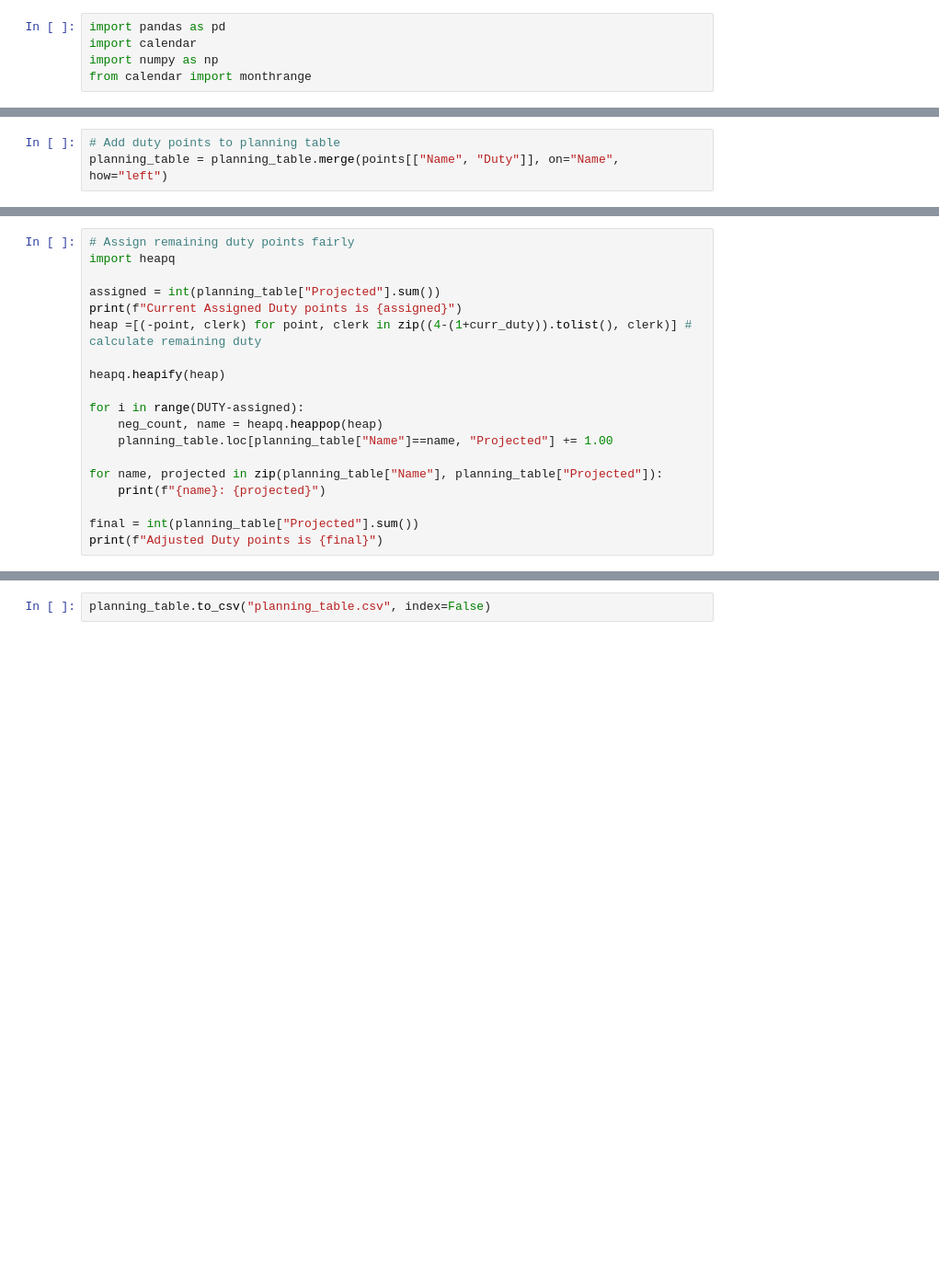
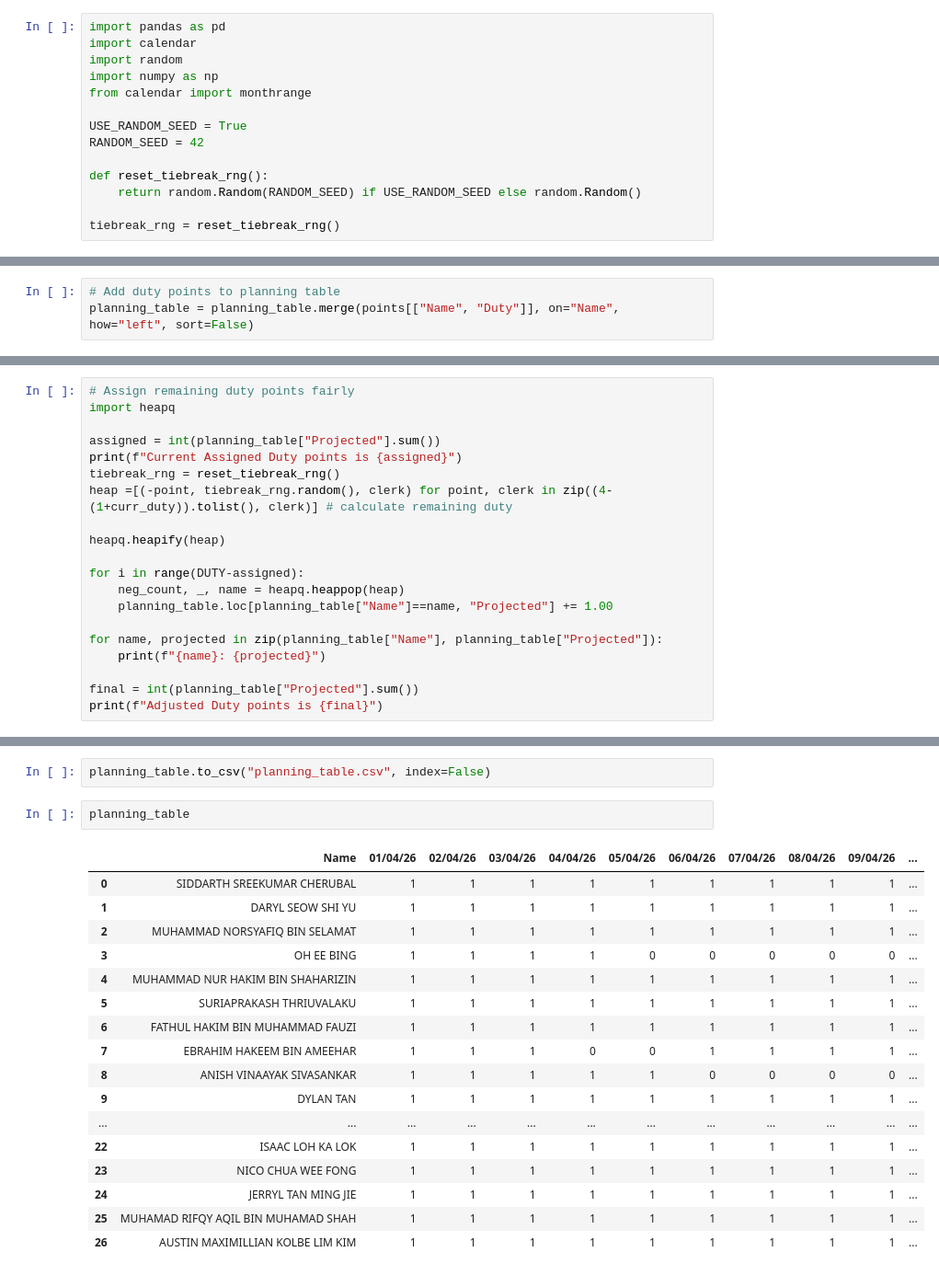
Before and after one commit to Harry-cheong/Duty, a Jupyter notebook: algorithm.ipynb, the cells around one changed output, grey strips where cells are left out. Shown at 92% size. Cells and saved outputs as stored; diff of their text form; blank space fills up the shorter version.

Commit message:
Make clerk tie-breaking deterministic

```diff
--- a/algorithm.ipynb
+++ b/algorithm.ipynb
@@ -1,8 +1,17 @@
 # %%
 import pandas as pd
 import calendar
+import random
 import numpy as np
 from calendar import monthrange
+
+USE_RANDOM_SEED = True
+RANDOM_SEED = 42
+
+def reset_tiebreak_rng():
+    return random.Random(RANDOM_SEED) if USE_RANDOM_SEED else random.Random()
+
+tiebreak_rng = reset_tiebreak_rng()
 # %% [markdown]
 Important Notes:
 - Matching of clerk details among different csv is done by searching up the clerk name without the rank (rank can change anytime)
@@ -101,7 +110,7 @@ points.head()
 | 4 | CHEONG KAI JIE | 1.0 |
 # %%
 # Add duty points to planning table
-planning_table = planning_table.merge(points[["Name", "Duty"]], on="Name", how="left")
+planning_table = planning_table.merge(points[["Name", "Duty"]], on="Name", how="left", sort=False)
 # %%
 # Simple Projection
 curr_duty = planning_table["Duty"].to_numpy()
@@ -151,12 +160,13 @@ import heapq
 
 assigned = int(planning_table["Projected"].sum())
 print(f"Current Assigned Duty points is {assigned}")
-heap =[(-point, clerk) for point, clerk in zip((4-(1+curr_duty)).tolist(), clerk)] # calculate remaining duty
+tiebreak_rng = reset_tiebreak_rng()
+heap =[(-point, tiebreak_rng.random(), clerk) for point, clerk in zip((4-(1+curr_duty)).tolist(), clerk)] # calculate remaining duty
 
 heapq.heapify(heap)
 
 for i in range(DUTY-assigned):
-    neg_count, name = heapq.heappop(heap)
+    neg_count, _, name = heapq.heappop(heap)
     planning_table.loc[planning_table["Name"]==name, "Projected"] += 1.00
 
 for name, projected in zip(planning_table["Name"], planning_table["Projected"]):
@@ -219,3 +229,23 @@ print(planning_sequence)
 ['01/04/26', '02/04/26', '03/04/26', '04/04/26', '05/04/26', '06/04/26', '07/04/26', '08/04/26', '09/04/26', '10/04/26', '11/04/26', '12/04/26', '13/04/26', '14/04/26', '15/04/26', '16/04/26', '17/04/ ...
 # %%
 planning_table.to_csv("planning_table.csv", index=False)
+# %%
+planning_table
+# %% [output]
+|  | Name | 01/04/26 | 02/04/26 | 03/04/26 | 04/04/26 | 05/04/26 | 06/04/26 | 07/04/26 | 08/04/26 | 09/04/26 | ... |
+| 0 | SIDDARTH SREEKUMAR CHERUBAL | 1 | 1 | 1 | 1 | 1 | 1 | 1 | 1 | 1 | ... |
+| 1 | DARYL SEOW SHI YU | 1 | 1 | 1 | 1 | 1 | 1 | 1 | 1 | 1 | ... |
+| 2 | MUHAMMAD NORSYAFIQ BIN SELAMAT | 1 | 1 | 1 | 1 | 1 | 1 | 1 | 1 | 1 | ... |
+| 3 | OH EE BING | 1 | 1 | 1 | 1 | 0 | 0 | 0 | 0 | 0 | ... |
+| 4 | MUHAMMAD NUR HAKIM BIN SHAHARIZIN | 1 | 1 | 1 | 1 | 1 | 1 | 1 | 1 | 1 | ... |
+| 5 | SURIAPRAKASH THRIUVALAKU | 1 | 1 | 1 | 1 | 1 | 1 | 1 | 1 | 1 | ... |
+| 6 | FATHUL HAKIM BIN MUHAMMAD FAUZI | 1 | 1 | 1 | 1 | 1 | 1 | 1 | 1 | 1 | ... |
+| 7 | EBRAHIM HAKEEM BIN AMEEHAR | 1 | 1 | 1 | 0 | 0 | 1 | 1 | 1 | 1 | ... |
+| 8 | ANISH VINAAYAK SIVASANKAR | 1 | 1 | 1 | 1 | 1 | 0 | 0 | 0 | 0 | ... |
+| 9 | DYLAN TAN | 1 | 1 | 1 | 1 | 1 | 1 | 1 | 1 | 1 | ... |
+| ... | ... | ... | ... | ... | ... | ... | ... | ... | ... | ... | ... |
+| 22 | ISAAC LOH KA LOK | 1 | 1 | 1 | 1 | 1 | 1 | 1 | 1 | 1 | ... |
+| 23 | NICO CHUA WEE FONG | 1 | 1 | 1 | 1 | 1 | 1 | 1 | 1 | 1 | ... |
+| 24 | JERRYL TAN MING JIE | 1 | 1 | 1 | 1 | 1 | 1 | 1 | 1 | 1 | ... |
+| 25 | MUHAMAD RIFQY AQIL BIN MUHAMAD SHAH | 1 | 1 | 1 | 1 | 1 | 1 | 1 | 1 | 1 | ... |
+| 26 | AUSTIN MAXIMILLIAN KOLBE LIM KIM | 1 | 1 | 1 | 1 | 1 | 1 | 1 | 1 | 1 | ... |
```
Also changed, not shown: parts of 4 cells of this notebook.
